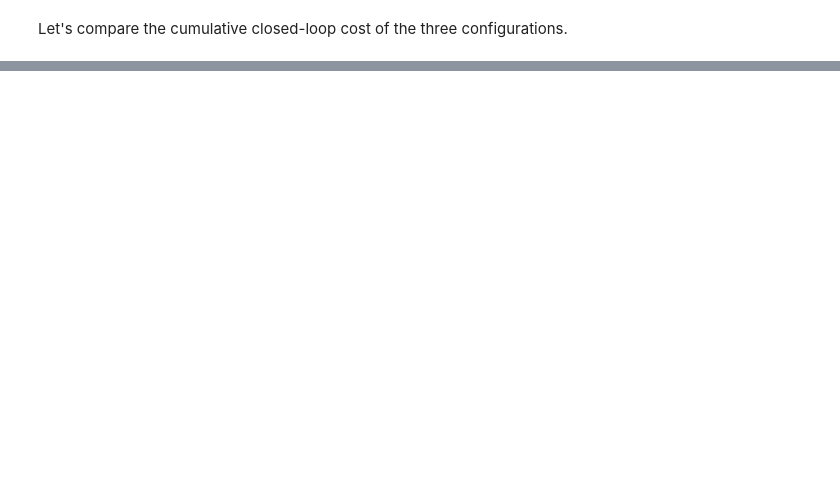
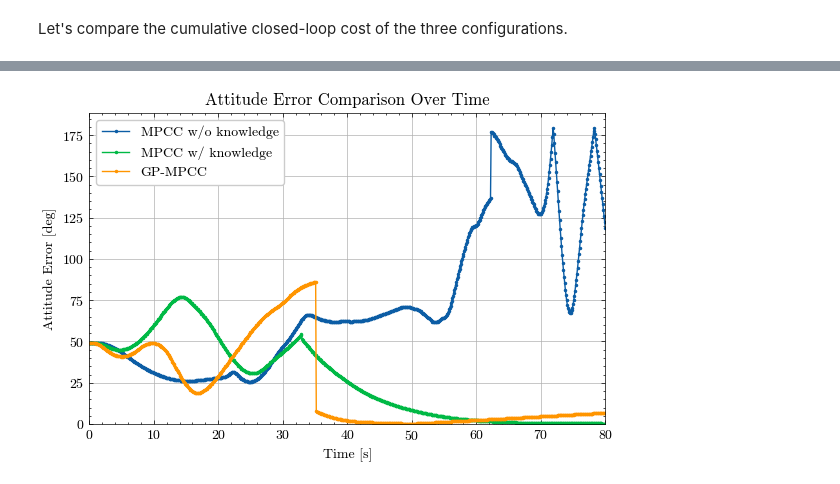
Before and after one commit to albee/smallsat-sim, a Jupyter notebook: smallsat_sim/misc/plot_comparison_results.ipynb, the cells around one changed output, grey strips where cells are left out. Drawn from its saved outputs; the diff is of its cells as text; code cells hidden in the pictures; blank space fills up the shorter version.

```diff
--- a/smallsat_sim/misc/plot_comparison_results.ipynb
+++ b/smallsat_sim/misc/plot_comparison_results.ipynb
@@ -108,0 +181,50 @@ plt.tight_layout()
+# %%
+# %% [markdown]
+# ## Compare Attitude Error Over Time for Multiple Logs
+
+# %%
+# Specify parameters (adjust these if necessary)
+START_TIME = 0
+END_TIME = 80
+
+# Create a figure for the comparison plot
+plt.figure(figsize=(6,4))
+
+# Define labels for each log file
+labels = ['MPCC w/o knowledge', 'MPCC w/ knowledge', 'GP-MPCC']
+
+# Iterate through each dataframe and plot the attitude error over time
+for i, df in enumerate(df_list):
+    if df is not None:
+        # Drop rows with NaNs in 'attitude_error' or 'Timestamp'
+        df_clean = df[['Timestamp', 'attitude_error']].dropna()
+
+        # Filter based on START_TIME and END_TIME
+        if START_TIME is not None:
+            df_clean = df_clean[df_clean['Timestamp'] >= START_TIME]
+        if END_TIME is not None:
+            max_timestamp = df_clean['Timestamp'].max()
+            if END_TIME > max_timestamp:
+                warnings.warn(f"Specified end_time {END_TIME} exceeds the maximum timestamp {max_timestamp}. Ignoring end_time filter.")
+            else:
+                df_clean = df_clean[df_clean['Timestamp'] <= END_TIME]
+
+        # Plot the attitude error with the same style as your first notebook
+        plt.plot(df_clean['Timestamp'], df_clean['attitude_error'], label=labels[i], marker='.', markersize=3, linewidth=1)
+
+# Labels and title
+plt.xlabel('Time [s]')
+plt.ylabel('Attitude Error [deg]')
+plt.title('Attitude Error Comparison Over Time')
+plt.legend(loc='best', facecolor='white', framealpha=1, frameon=True)
+plt.grid(True)
+plt.xlim((START_TIME, END_TIME))
+plt.ylim(bottom=0)
+
+# Adjust layout to prevent label clipping
+plt.tight_layout()
+
+# Show the plot
+plt.show()
+# %% [output]
+[figure, added]
```
Also changed, not shown: parts of 5 cells of this notebook, 15 other files.
